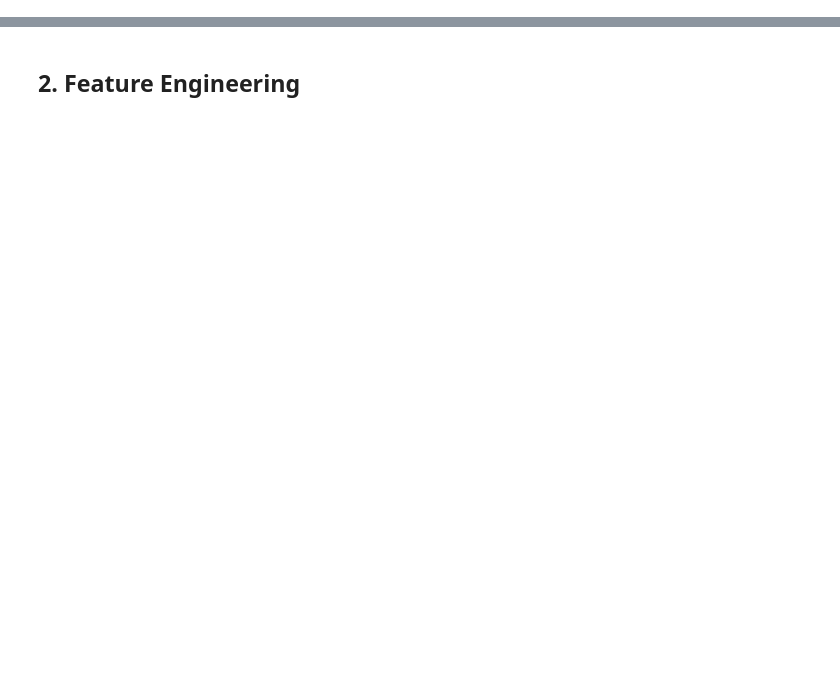
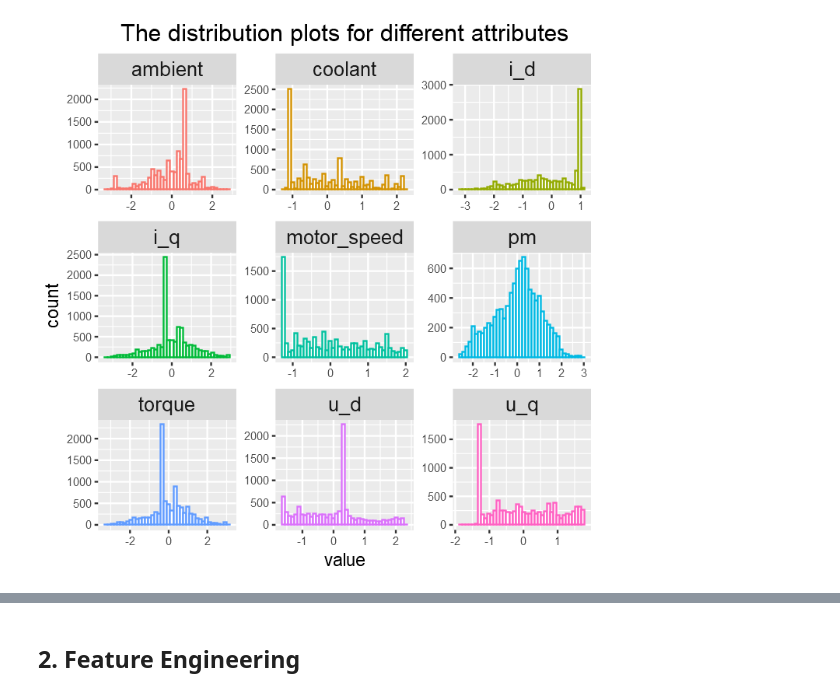
Before and after one commit to DanielTranDS/RotorTemperature-EDA-Regression, a Jupyter notebook: RotorTemp_ModellingCodes.ipynb, the cells around one changed output, grey strips where cells are left out. Saved outputs shown, nothing was run; the diff lists cells and outputs as text; code cells hidden in the pictures; blank space fills up the shorter version.

```diff
--- a/RotorTemp_ModellingCodes.ipynb
+++ b/RotorTemp_ModellingCodes.ipynb
@@ -48,0 +211,13 @@ head(df)
+# %%
+#Plot the histogram
+options(repr.plot.width=6, repr.plot.height=6)
+
+ggplot(df_long, aes(x=value,colour=name)) +
+  geom_histogram(fill='white',bins=40)+facet_wrap(~name, scales="free")+
+  ggtitle("The distribution plots for different attributes")+
+  theme( strip.text.x = element_text(size = 15),plot.title = element_text(size=18,hjust=0.5),
+      axis.title.y = element_text(size = rel(1.2), angle = 90),
+      axis.title.x = element_text(size = rel(1.2)),
+      legend.position='none' )
+# %% [output]
+[figure, added]
```
Also changed, not shown: parts of 20 cells of this notebook.
